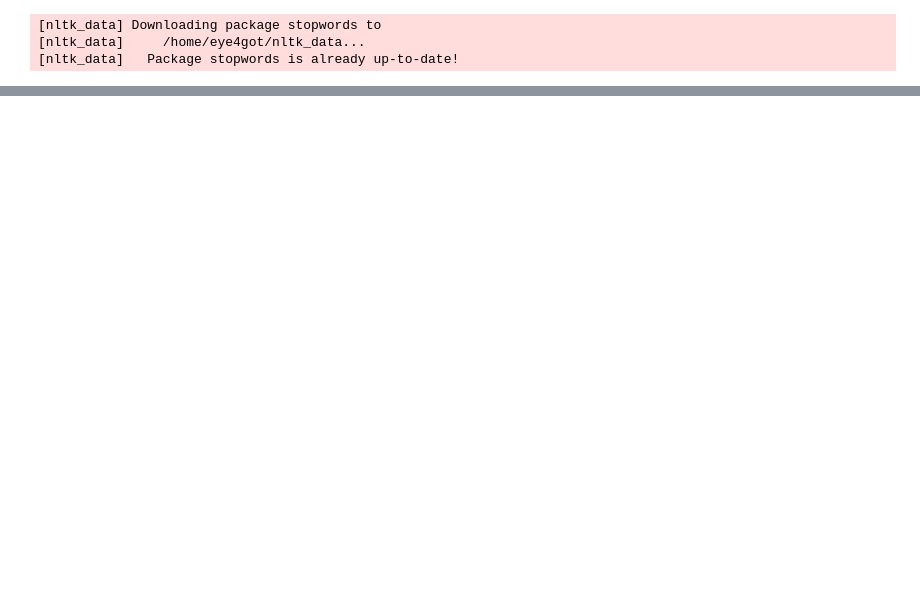
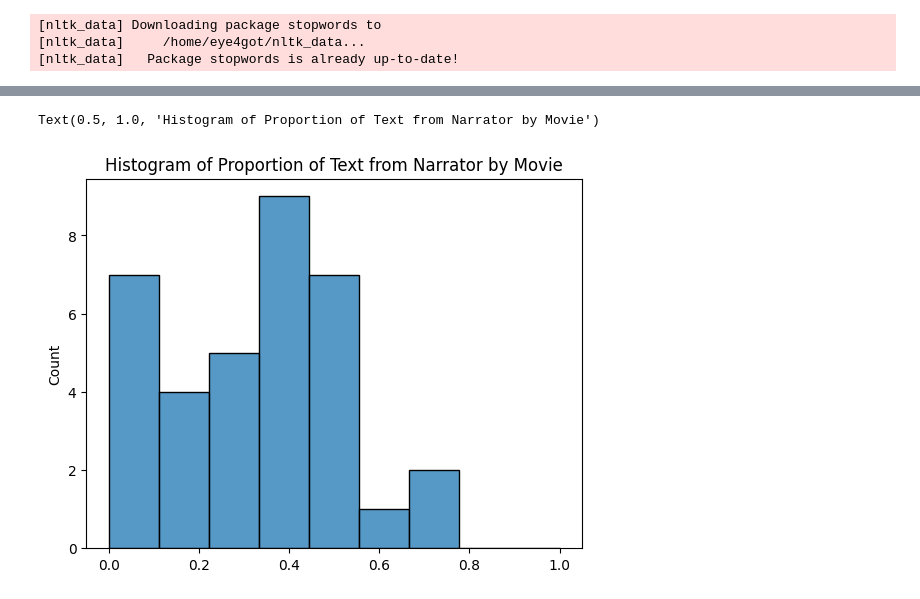
Before and after one commit to sydney-machine-learning/audiodescription-abusedetection, a Jupyter notebook: 02_data_preparation.ipynb, the cells around one changed output, grey strips where cells are left out. Cells and saved outputs as stored; diff of their text form; code cells hidden in the pictures; blank space fills up the shorter version.

```diff
--- a/02_data_preparation.ipynb
+++ b/02_data_preparation.ipynb
@@ -63,0 +102,11 @@ red_trans_df = trans_df[trans_df.text.ne(' Thank you.')]
+# %%
+trans_wc_df = red_trans_df.groupby('movie_name').text.apply(' '.join).apply(process_text, excl_stopwords=True).apply(len)
+subs_wc_df = filtered_subs_df.groupby('movie').raw_dialogue.apply(' '.join).apply(process_text, excl_stopwords=True).apply(len)
+
+perc_narration_df = trans_wc_df / (subs_wc_df + trans_wc_df)
+
+sns.histplot(perc_narration_df, binrange=(0, 1))
+plt.title('Histogram of Proportion of Text from Narrator by Movie')
+# %% [output]
+Text(0.5, 1.0, 'Histogram of Proportion of Text from Narrator by Movie')
+[figure, added]
```
Also changed, not shown: parts of 10 cells of this notebook, 6 other files.
